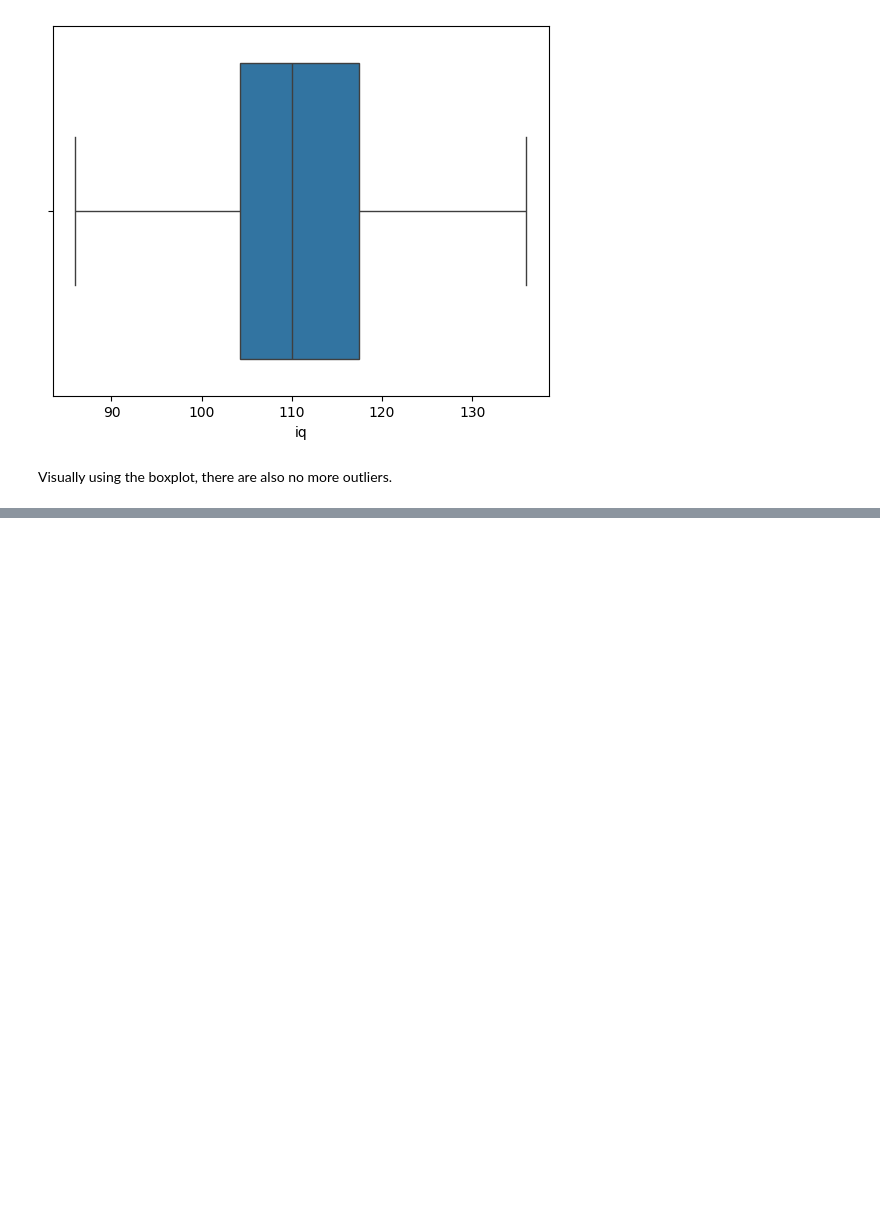
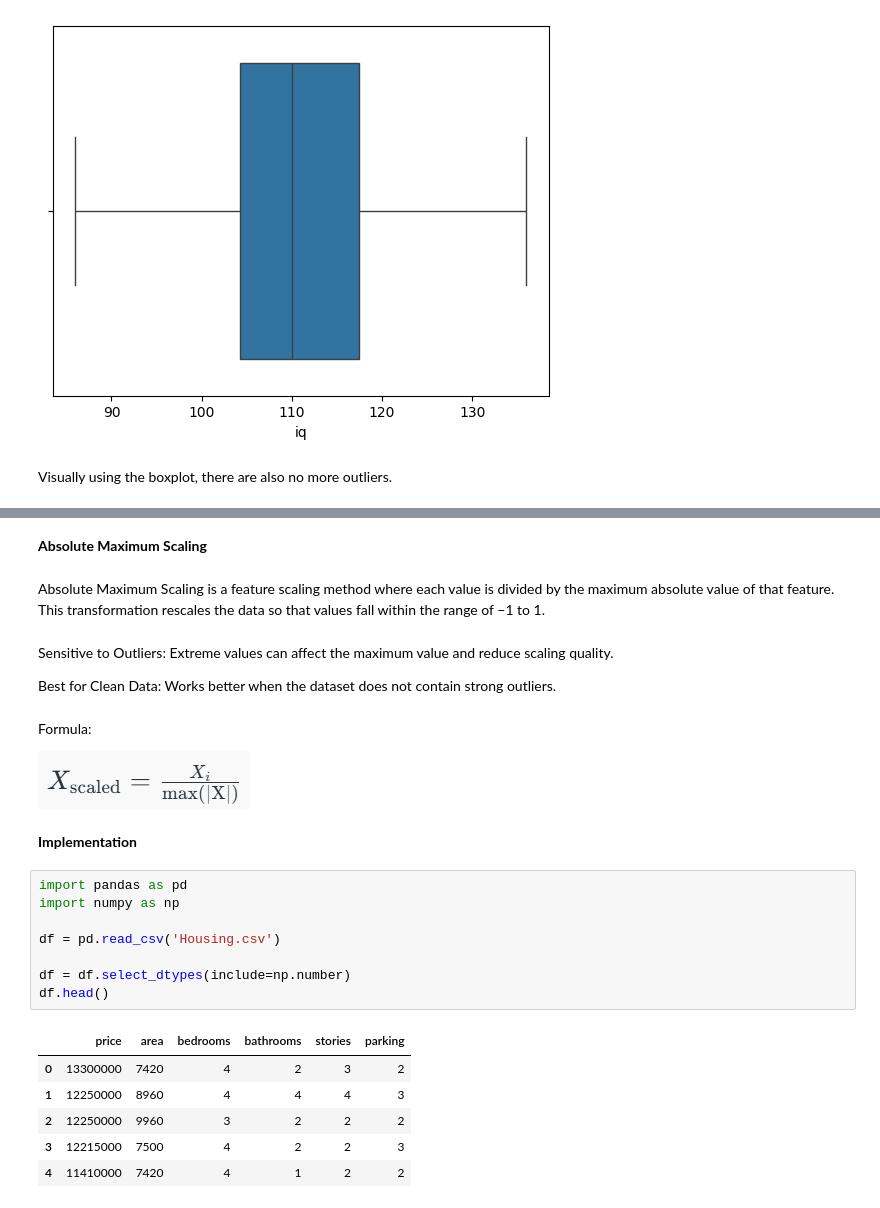
Before and after one commit to venkateshsalla01/Axiora_DS_Trainings, a Jupyter notebook: Handling_data.ipynb, the cells around one changed output, grey strips where cells are left out. Drawn from its saved outputs; the diff is of its cells as text; blank space fills up the shorter version.

Commit message:
Feature scaling

```diff
--- a/Handling_data.ipynb
+++ b/Handling_data.ipynb
@@ -1084,0 +1152,29 @@ Visually using the boxplot, there are also no more outliers.
+# %% [markdown]
+**Absolute Maximum Scaling**
+# %% [markdown]
+Absolute Maximum Scaling is a feature scaling method where each value is divided by the maximum absolute value of that feature. This transformation rescales the data so that values fall within the range of −1 to 1.
+# %% [markdown]
+Sensitive to Outliers: Extreme values can affect the maximum value and reduce scaling quality.
+
+Best for Clean Data: Works better when the dataset does not contain strong outliers.
+# %% [markdown]
+Formula:
+
+![image.png](attachment:image.png)
+# %% [markdown]
+**Implementation**
+# %%
+import pandas as pd
+import numpy as np
+
+df = pd.read_csv('Housing.csv')
+
+df = df.select_dtypes(include=np.number)
+df.head()
+# %% [output]
+|  | price | area | bedrooms | bathrooms | stories | parking |
+| 0 | 13300000 | 7420 | 4 | 2 | 3 | 2 |
+| 1 | 12250000 | 8960 | 4 | 4 | 4 | 3 |
+| 2 | 12250000 | 9960 | 3 | 2 | 2 | 2 |
+| 3 | 12215000 | 7500 | 4 | 2 | 2 | 3 |
+| 4 | 11410000 | 7420 | 4 | 1 | 2 | 2 |
```
Also changed, not shown: parts of 37 cells of this notebook, 1 other file.
